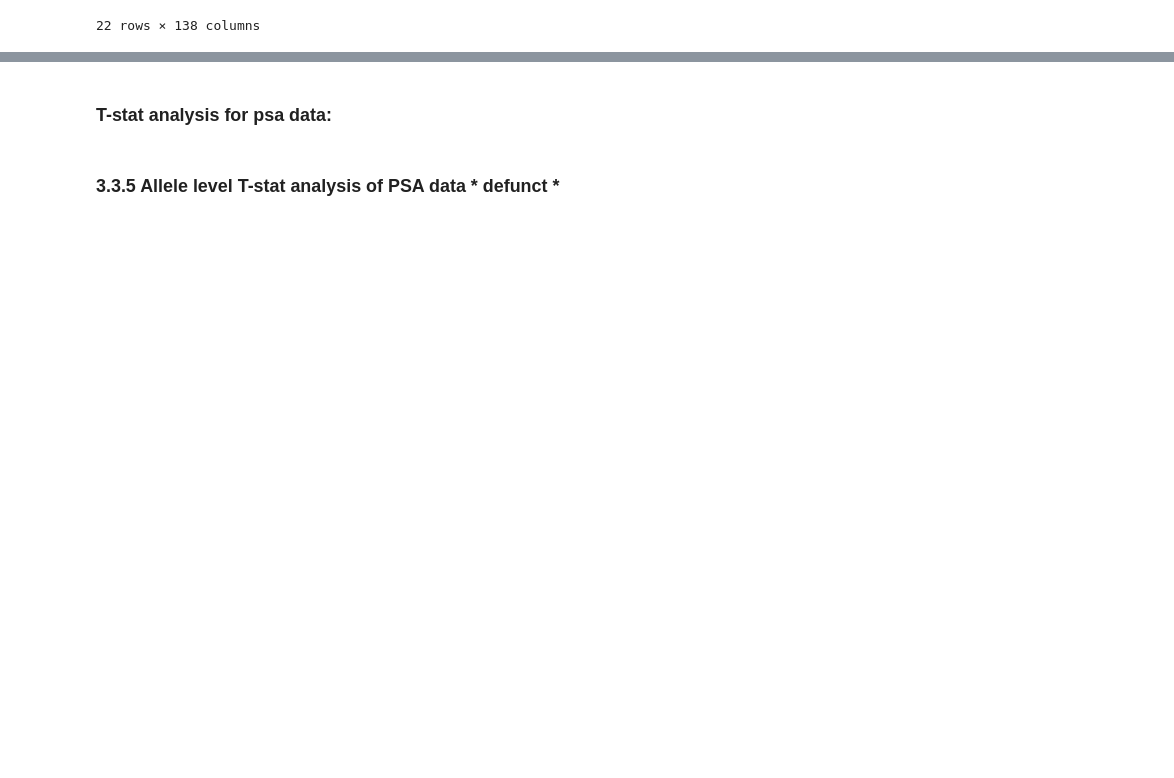
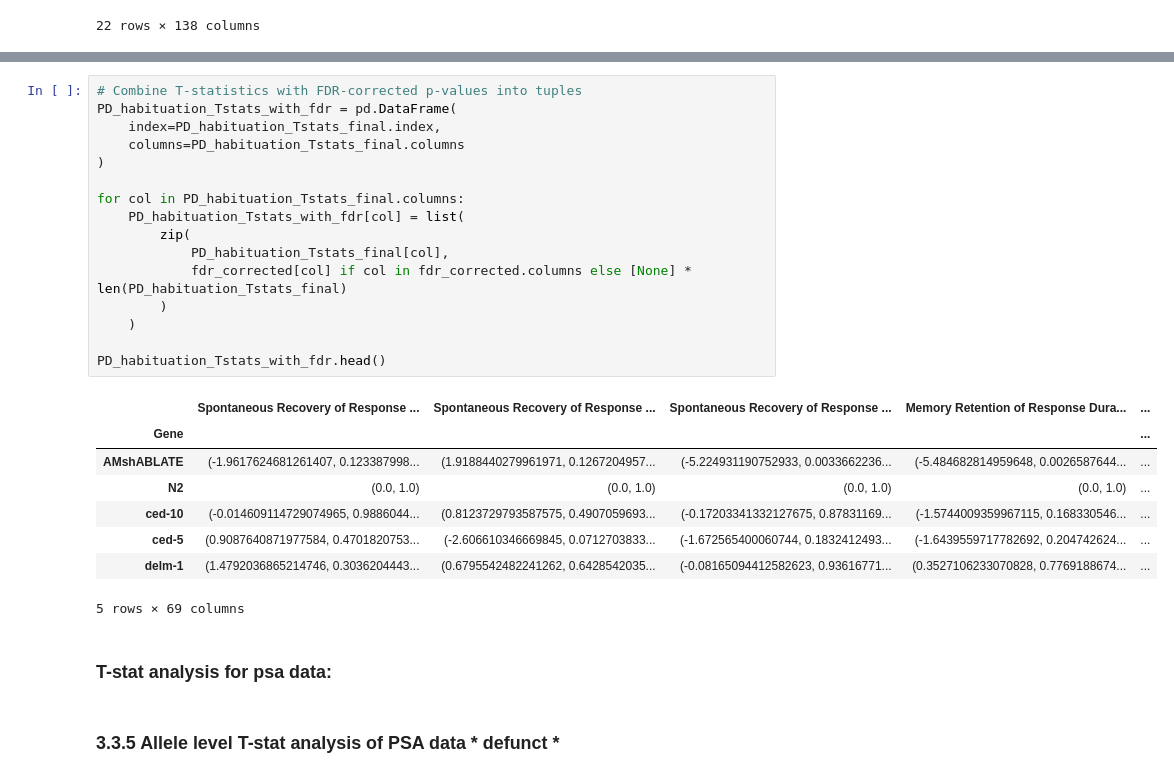
Before and after one commit to JosephLiangUBC/MWT_Dashboard, a Jupyter notebook: Step4_data_processing_for_db.ipynb, the cells around one changed output, grey strips where cells are left out. Cells and saved outputs as stored; diff of their text form; blank space fills up the shorter version.

```diff
--- a/Step4_data_processing_for_db.ipynb
+++ b/Step4_data_processing_for_db.ipynb
@@ -1654,3 +1714,28 @@ PD_habituation_Tstats
+# %%
+# Combine T-statistics with FDR-corrected p-values into tuples
+PD_habituation_Tstats_with_fdr = pd.DataFrame(
+    index=PD_habituation_Tstats_final.index,
+    columns=PD_habituation_Tstats_final.columns
+)
+
+for col in PD_habituation_Tstats_final.columns:
+    PD_habituation_Tstats_with_fdr[col] = list(
+        zip(
+            PD_habituation_Tstats_final[col],
+            fdr_corrected[col] if col in fdr_corrected.columns else [None] * len(PD_habituation_Tstats_final)
+        )
+    )
+
+PD_habituation_Tstats_with_fdr.head()
+# %% [output]
+|  | Spontaneous Recovery of Response ... | Spontaneous Recovery of Response ... | Spontaneous Recovery of Response ... | Memory Retention of Response Dura... | ... |
+| Gene |  |  |  |  | ... |
+| AMshABLATE | (-1.9617624681261407, 0.123387998... | (1.9188440279961971, 0.1267204957... | (-5.224931190752933, 0.0033662236... | (-5.484682814959648, 0.0026587644... | ... |
+| N2 | (0.0, 1.0) | (0.0, 1.0) | (0.0, 1.0) | (0.0, 1.0) | ... |
+| ced-10 | (-0.014609114729074965, 0.9886044... | (0.8123729793587575, 0.4907059693... | (-0.17203341332127675, 0.87831169... | (-1.5744009359967115, 0.168330546... | ... |
+| ced-5 | (0.9087640871977584, 0.4701820753... | (-2.606610346669845, 0.0712703833... | (-1.672565400060744, 0.1832412493... | (-1.6439559717782692, 0.204742624... | ... |
+| delm-1 | (1.4792036865214746, 0.3036204443... | (0.6795542482241262, 0.6428542035... | (-0.08165094412582623, 0.93616771... | (0.3527106233070828, 0.7769188674... | ... |
+5 rows × 69 columns
 # %% [markdown]
 ### T-stat analysis for psa data:
 # %% [markdown]
```
Also changed, not shown: parts of 6 cells of this notebook.
